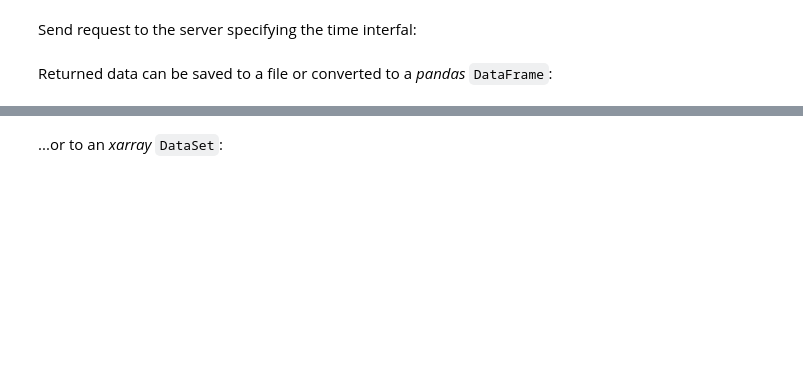
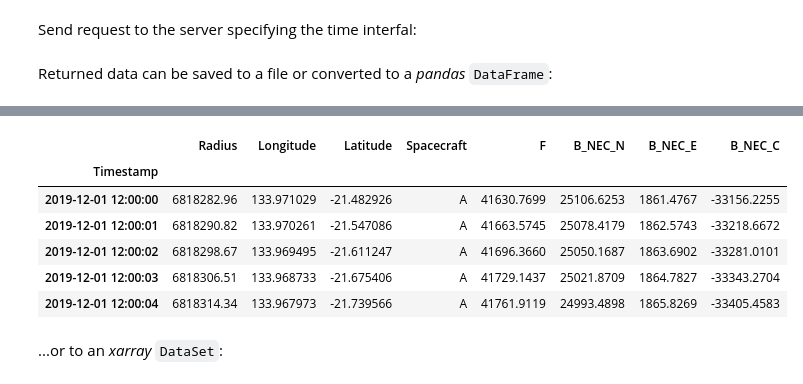
Before and after one commit to lmar76/swarmnb, a Jupyter notebook: demo.ipynb, the cells around one changed output, grey strips where cells are left out. Drawn from its saved outputs; the diff is of its cells as text; code cells hidden in the pictures; blank space fills up the shorter version.

```diff
--- a/demo.ipynb
+++ b/demo.ipynb
@@ -181,3 +186,13 @@ data.as_dataframe().head()
+# %%
+data.as_dataframe(expand=True).head()
+# %% [output]
+|  | Radius | Longitude | Latitude | Spacecraft | F | B_NEC_N | B_NEC_E | B_NEC_C |
+| Timestamp |  |  |  |  |  |  |  |  |
+| 2019-12-01 12:00:00 | 6818282.96 | 133.971029 | -21.482926 | A | 41630.7699 | 25106.6253 | 1861.4767 | -33156.2255 |
+| 2019-12-01 12:00:01 | 6818290.82 | 133.970261 | -21.547086 | A | 41663.5745 | 25078.4179 | 1862.5743 | -33218.6672 |
+| 2019-12-01 12:00:02 | 6818298.67 | 133.969495 | -21.611247 | A | 41696.3660 | 25050.1687 | 1863.6902 | -33281.0101 |
+| 2019-12-01 12:00:03 | 6818306.51 | 133.968733 | -21.675406 | A | 41729.1437 | 25021.8709 | 1864.7827 | -33343.2704 |
+| 2019-12-01 12:00:04 | 6818314.34 | 133.967973 | -21.739566 | A | 41761.9119 | 24993.4898 | 1865.8269 | -33405.4583 |
 # %% [markdown]
 ...or to an *xarray* `DataSet`:
 # %%
```
Also changed, not shown: parts of 17 cells of this notebook.
